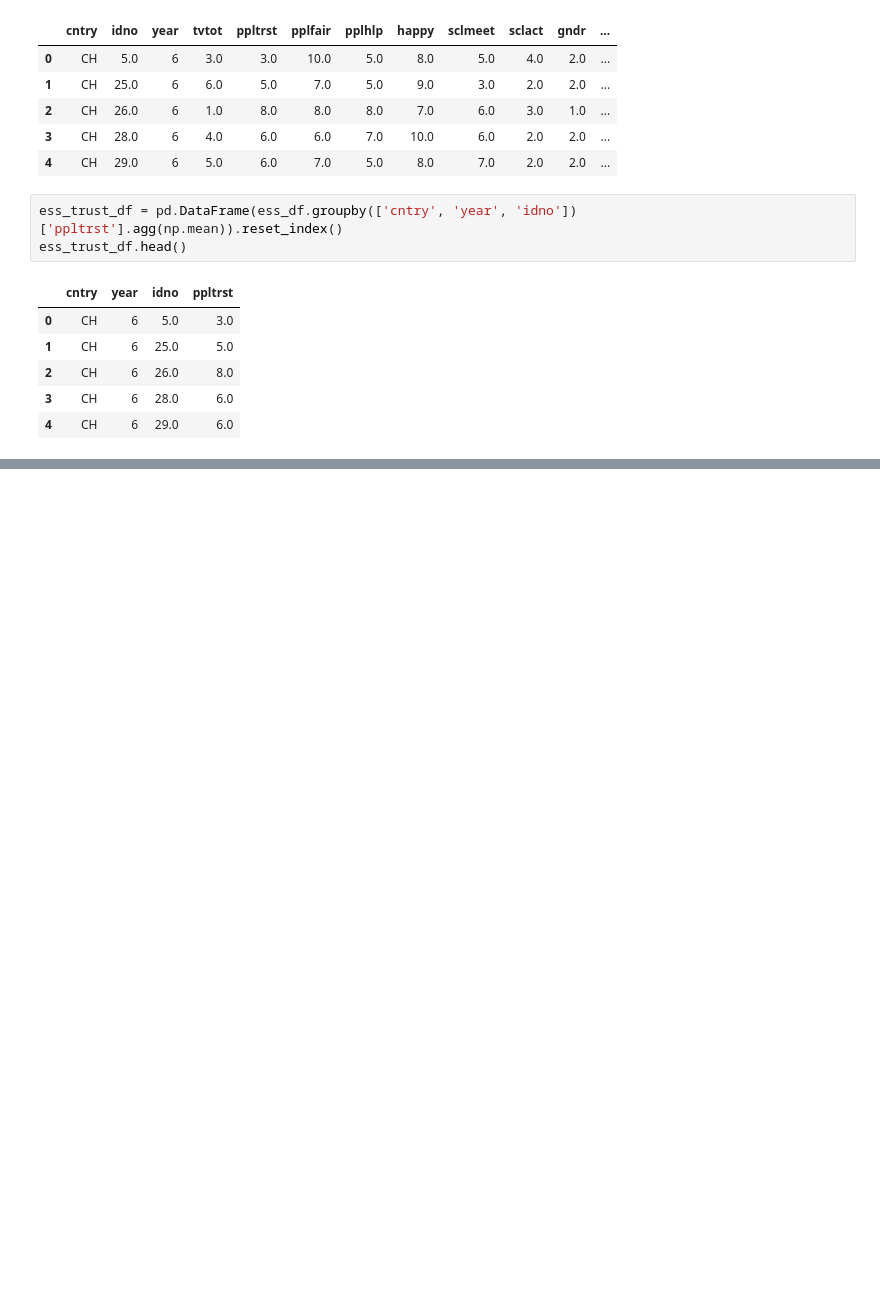
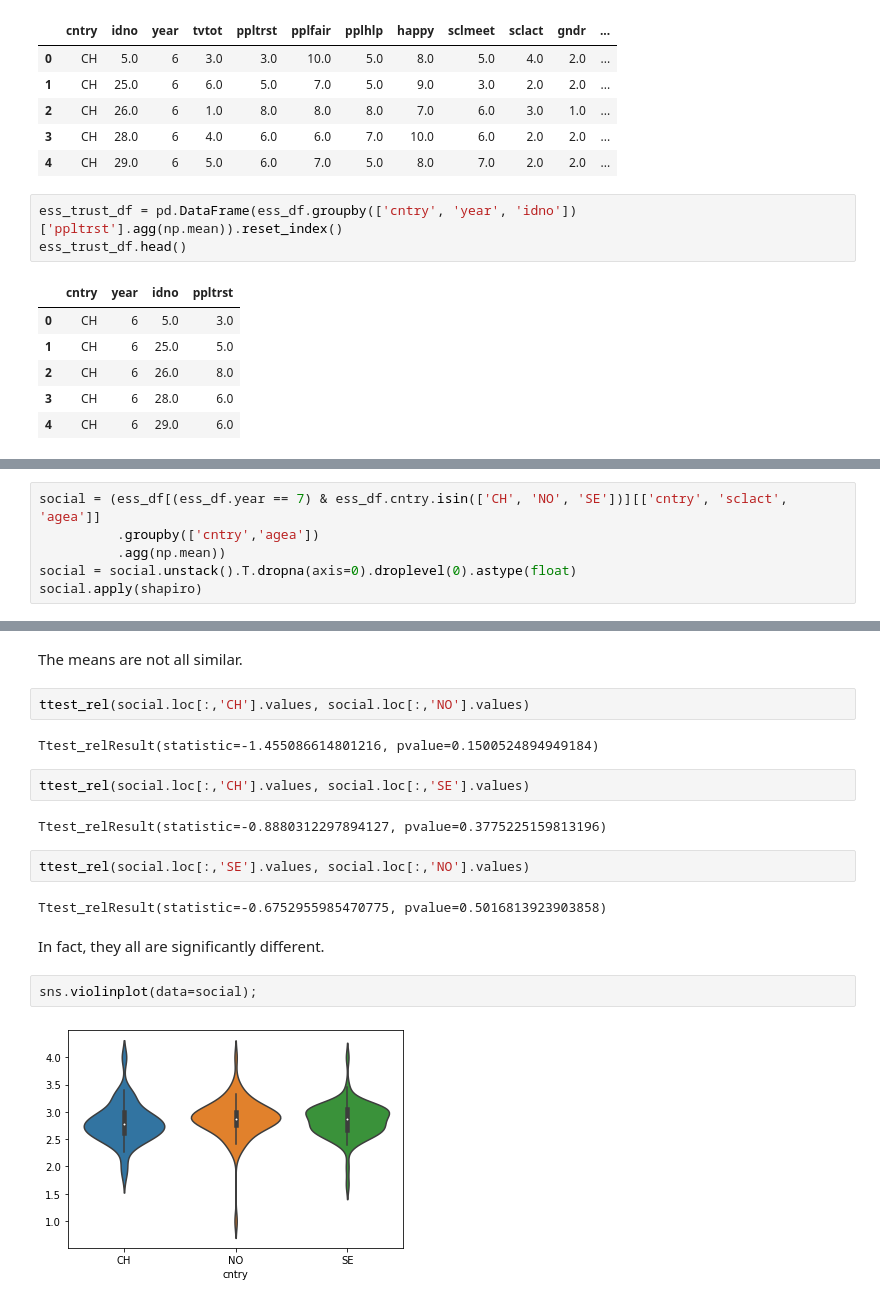
Before and after one commit to chrisoyer/thinkful_notes, a Jupyter notebook: other_topics/39_Challenge_what_test_to_use.ipynb, the cells around one changed output, grey strips where cells are left out. Cells and saved outputs as stored; diff of their text form; blank space fills up the shorter version.

```diff
--- a/other_topics/39_Challenge_what_test_to_use.ipynb
+++ b/other_topics/39_Challenge_what_test_to_use.ipynb
@@ -77,0 +171,6 @@ dtype: object
+# %%
+social = (ess_df[(ess_df.year == 7) & ess_df.cntry.isin(['CH', 'NO', 'SE'])][['cntry', 'sclact', 'agea']]
+          .groupby(['cntry','agea'])
+          .agg(np.mean))
+social = social.unstack().T.dropna(axis=0).droplevel(0).astype(float)
+social.apply(shapiro)
@@ -77,0 +189,20 @@ dtype: object
+# %% [markdown]
+The means are not all similar.
+# %%
+ttest_rel(social.loc[:,'CH'].values, social.loc[:,'NO'].values)
+# %% [output]
+Ttest_relResult(statistic=-1.455086614801216, pvalue=0.1500524894949184)
+# %%
+ttest_rel(social.loc[:,'CH'].values, social.loc[:,'SE'].values)
+# %% [output]
+Ttest_relResult(statistic=-0.8880312297894127, pvalue=0.3775225159813196)
+# %%
+ttest_rel(social.loc[:,'SE'].values, social.loc[:,'NO'].values)
+# %% [output]
+Ttest_relResult(statistic=-0.6752955985470775, pvalue=0.5016813923903858)
+# %% [markdown]
+In fact, they all are significantly different.
+# %%
+sns.violinplot(data=social);
+# %% [output]
+[figure, added]
```
Also changed, not shown: parts of 28 cells of this notebook.
